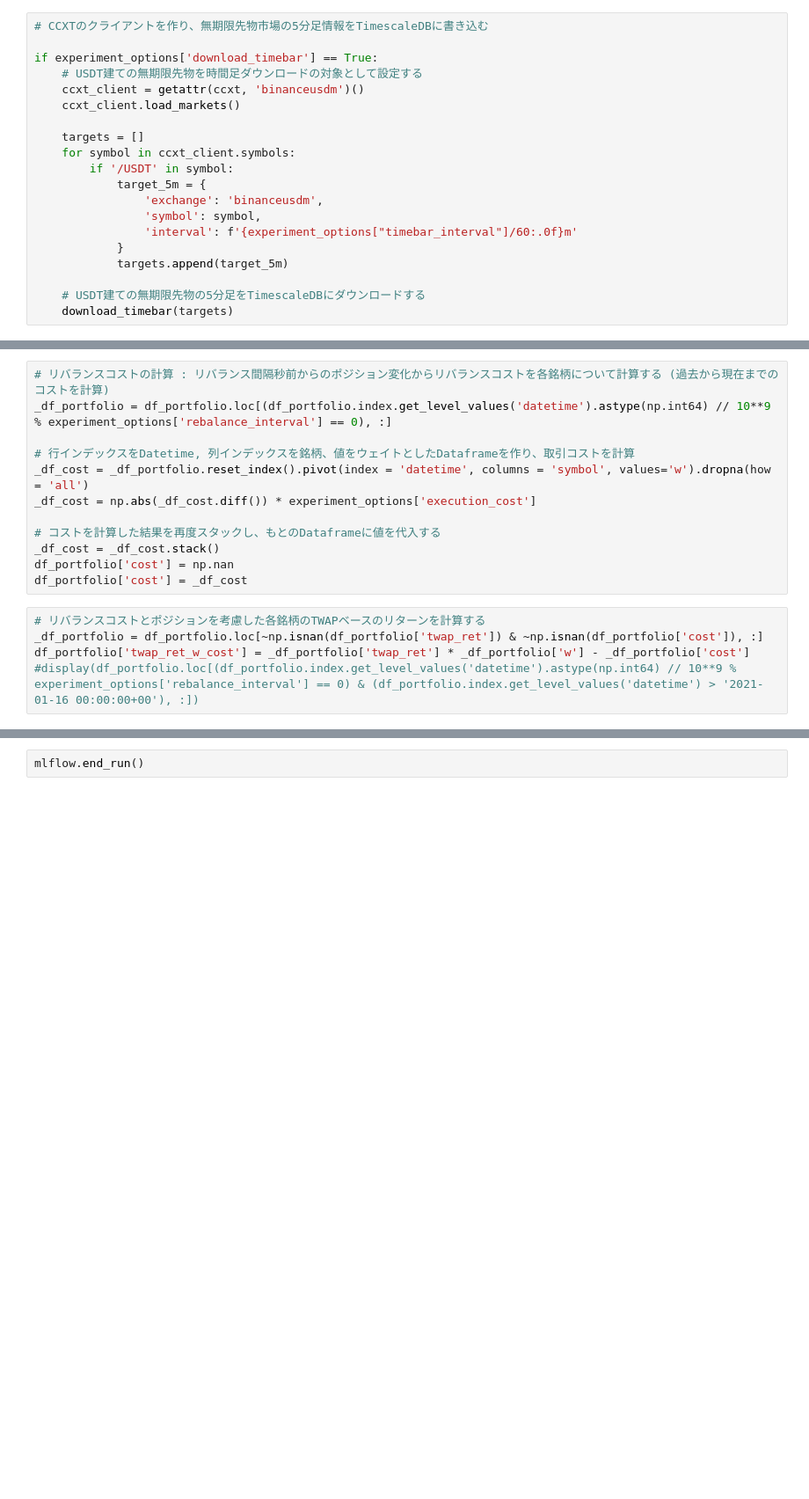
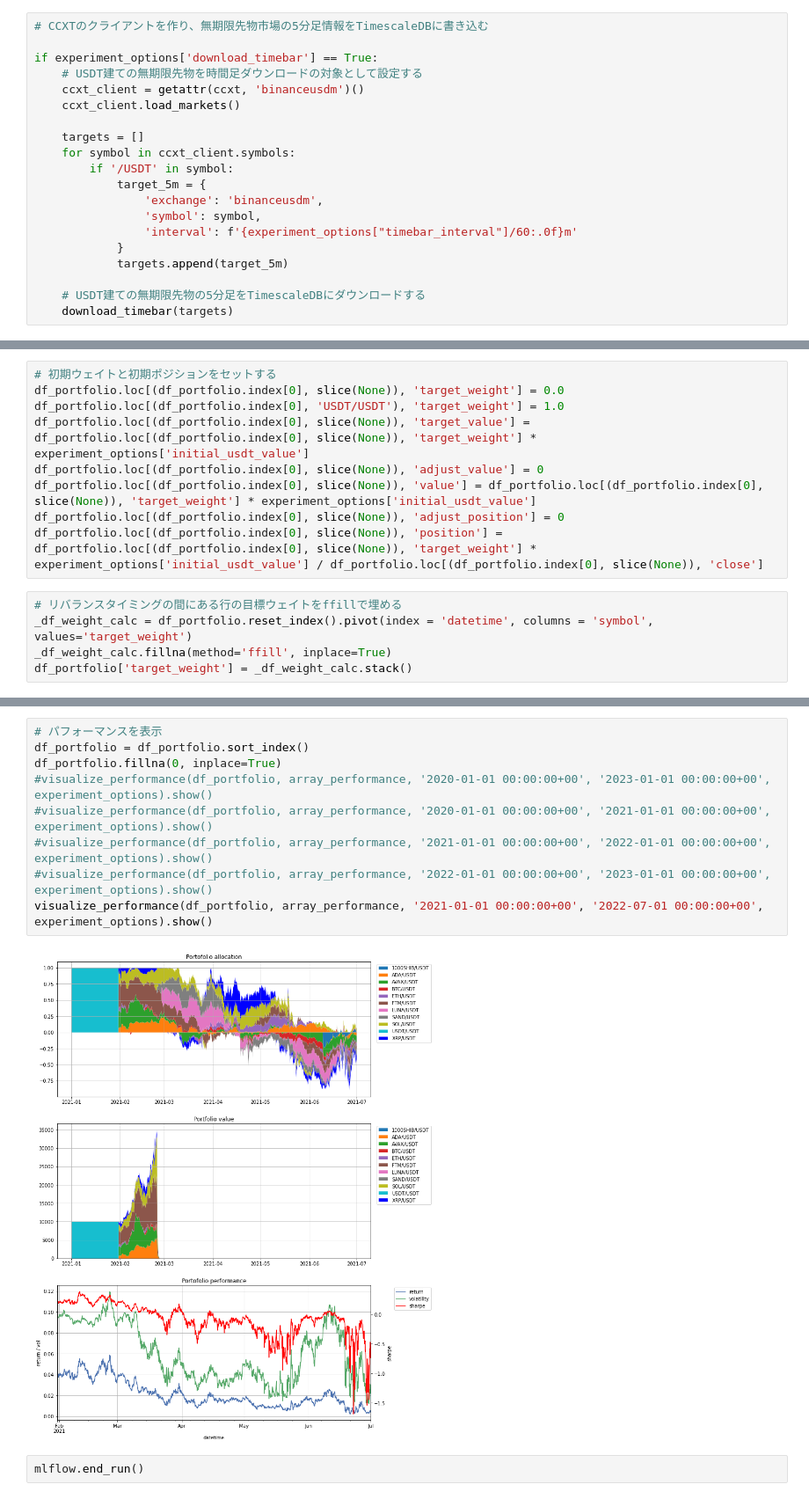
Before and after one commit to takahiro47/crypto_portfolio_bot, a Jupyter notebook: crypto_portfolio_bot.ipynb, the cells around one changed output, grey strips where cells are left out. Shown: that part at 88% size. Cells and saved outputs as stored; diff of their text form; blank space fills up the shorter version.

Commit message:
Buggy, somewhat working value based simulation

```diff
--- a/crypto_portfolio_bot.ipynb
+++ b/crypto_portfolio_bot.ipynb
@@ -300,17 +296,14 @@ df_portfolio['twap_ret'] = _df_twap_ret
-# %%
-# リバランスコストの計算 : リバランス間隔秒前からのポジション変化からリバランスコストを各銘柄について計算する (過去から現在までのコストを計算)
-_df_portfolio = df_portfolio.loc[(df_portfolio.index.get_level_values('datetime').astype(np.int64) // 10**9 % experiment_options['rebalance_interval'] == 0), :]
-
-# 行インデックスをDatetime, 列インデックスを銘柄、値をウェイトとしたDataframeを作り、取引コストを計算
-_df_cost = _df_portfolio.reset_index().pivot(index = 'datetime', columns = 'symbol', values='w').dropna(how = 'all')
-_df_cost = np.abs(_df_cost.diff()) * experiment_options['execution_cost']
-
-# コストを計算した結果を再度スタックし、もとのDataframeに値を代入する
-_df_cost = _df_cost.stack()
-df_portfolio['cost'] = np.nan
-df_portfolio['cost'] = _df_cost
-# %%
-# リバランスコストとポジションを考慮した各銘柄のTWAPベースのリターンを計算する
-_df_portfolio = df_portfolio.loc[~np.isnan(df_portfolio['twap_ret']) & ~np.isnan(df_portfolio['cost']), :]
-df_portfolio['twap_ret_w_cost'] = _df_portfolio['twap_ret'] * _df_portfolio['w'] - _df_portfolio['cost']
-#display(df_portfolio.loc[(df_portfolio.index.get_level_values('datetime').astype(np.int64) // 10**9 % experiment_options['rebalance_interval'] == 0) & (df_portfolio.index.get_level_values('datetime') > '2021-01-16 00:00:00+00'), :])
+# %%
+# 初期ウェイトと初期ポジションをセットする
+df_portfolio.loc[(df_portfolio.index[0], slice(None)), 'target_weight'] = 0.0
+df_portfolio.loc[(df_portfolio.index[0], 'USDT/USDT'), 'target_weight'] = 1.0
+df_portfolio.loc[(df_portfolio.index[0], slice(None)), 'target_value'] = df_portfolio.loc[(df_portfolio.index[0], slice(None)), 'target_weight'] * experiment_options['initial_usdt_value']
+df_portfolio.loc[(df_portfolio.index[0], slice(None)), 'adjust_value'] = 0
+df_portfolio.loc[(df_portfolio.index[0], slice(None)), 'value'] = df_portfolio.loc[(df_portfolio.index[0], slice(None)), 'target_weight'] * experiment_options['initial_usdt_value']
+df_portfolio.loc[(df_portfolio.index[0], slice(None)), 'adjust_position'] = 0
+df_portfolio.loc[(df_portfolio.index[0], slice(None)), 'position'] = df_portfolio.loc[(df_portfolio.index[0], slice(None)), 'target_weight'] * experiment_options['initial_usdt_value'] / df_portfolio.loc[(df_portfolio.index[0], slice(None)), 'close']
+# %%
+# リバランスタイミングの間にある行の目標ウェイトをffillで埋める
+_df_weight_calc = df_portfolio.reset_index().pivot(index = 'datetime', columns = 'symbol', values='target_weight')
+_df_weight_calc.fillna(method='ffill', inplace=True)
+df_portfolio['target_weight'] = _df_weight_calc.stack()
@@ -376,2 +401,13 @@ fig.show()
+# %%
+# パフォーマンスを表示
+df_portfolio = df_portfolio.sort_index()
+df_portfolio.fillna(0, inplace=True)
+#visualize_performance(df_portfolio, array_performance, '2020-01-01 00:00:00+00', '2023-01-01 00:00:00+00', experiment_options).show()
+#visualize_performance(df_portfolio, array_performance, '2020-01-01 00:00:00+00', '2021-01-01 00:00:00+00', experiment_options).show()
+#visualize_performance(df_portfolio, array_performance, '2021-01-01 00:00:00+00', '2022-01-01 00:00:00+00', experiment_options).show()
+#visualize_performance(df_portfolio, array_performance, '2022-01-01 00:00:00+00', '2023-01-01 00:00:00+00', experiment_options).show()
+visualize_performance(df_portfolio, array_performance, '2021-01-01 00:00:00+00', '2022-07-01 00:00:00+00', experiment_options).show()
+# %% [output]
+[figure, added]
 # %%
 mlflow.end_run()
```
Also changed, not shown: parts of 9 cells of this notebook.
